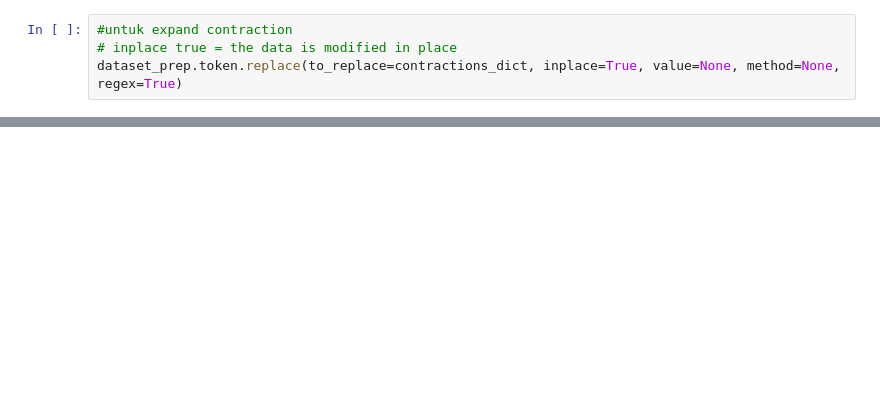
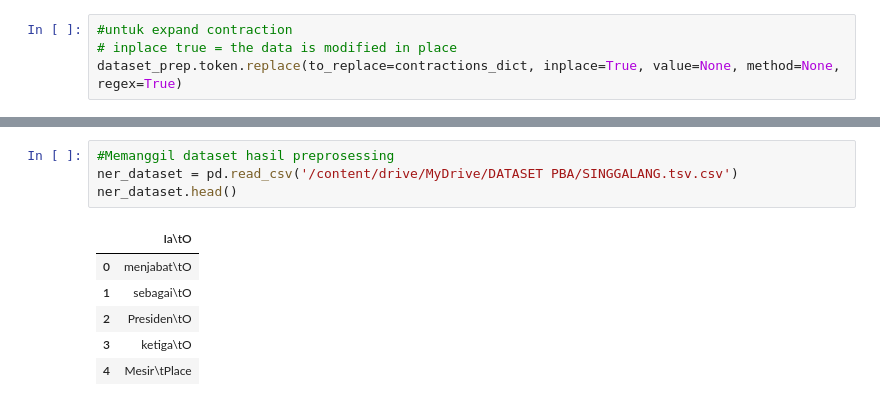
Before and after one commit to angelinasinaga/Indonesian_Named-entity_Recognition, a Jupyter notebook: Pasupasu.ipynb, the cells around one changed output, grey strips where cells are left out. Drawn from its saved outputs; the diff is of its cells as text; blank space fills up the shorter version.

```diff
--- a/Pasupasu.ipynb
+++ b/Pasupasu.ipynb
@@ -475,0 +463,11 @@ display(df_result.loc[[3441,39127,133457], :]) # menampilkan token sebelum dan s
+# %%
+#Memanggil dataset hasil preprosessing
+ner_dataset = pd.read_csv('/content/drive/MyDrive/DATASET PBA/SINGGALANG.tsv.csv')
+ner_dataset.head()
+# %% [output]
+|  | Ia\tO |
+| 0 | menjabat\tO |
+| 1 | sebagai\tO |
+| 2 | Presiden\tO |
+| 3 | ketiga\tO |
+| 4 | Mesir\tPlace |
```
Also changed, not shown: parts of 18 cells of this notebook.
